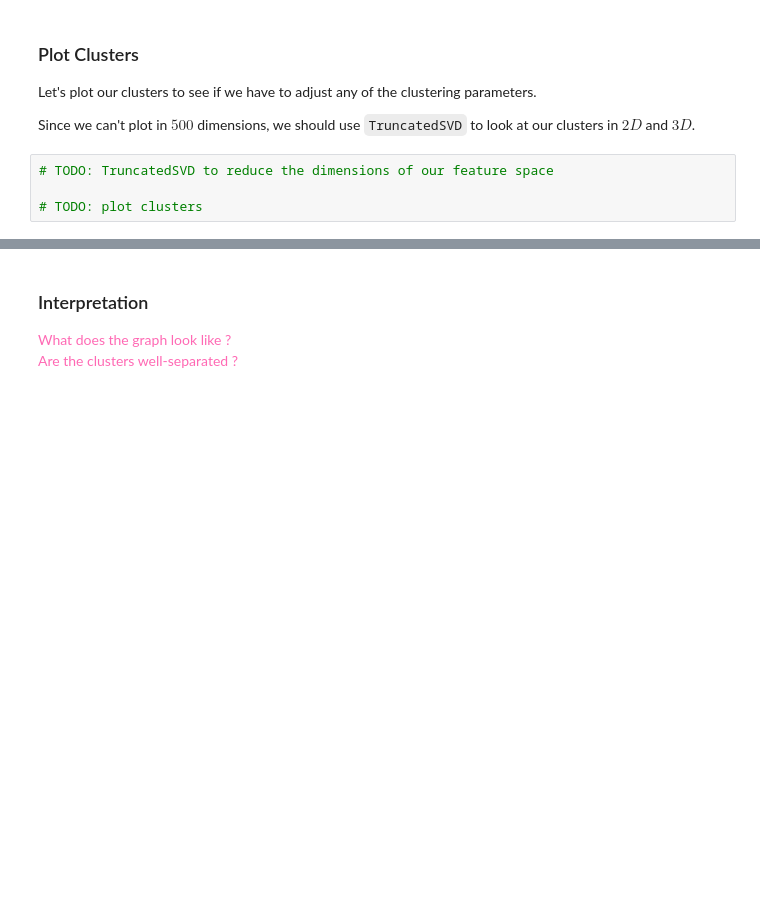
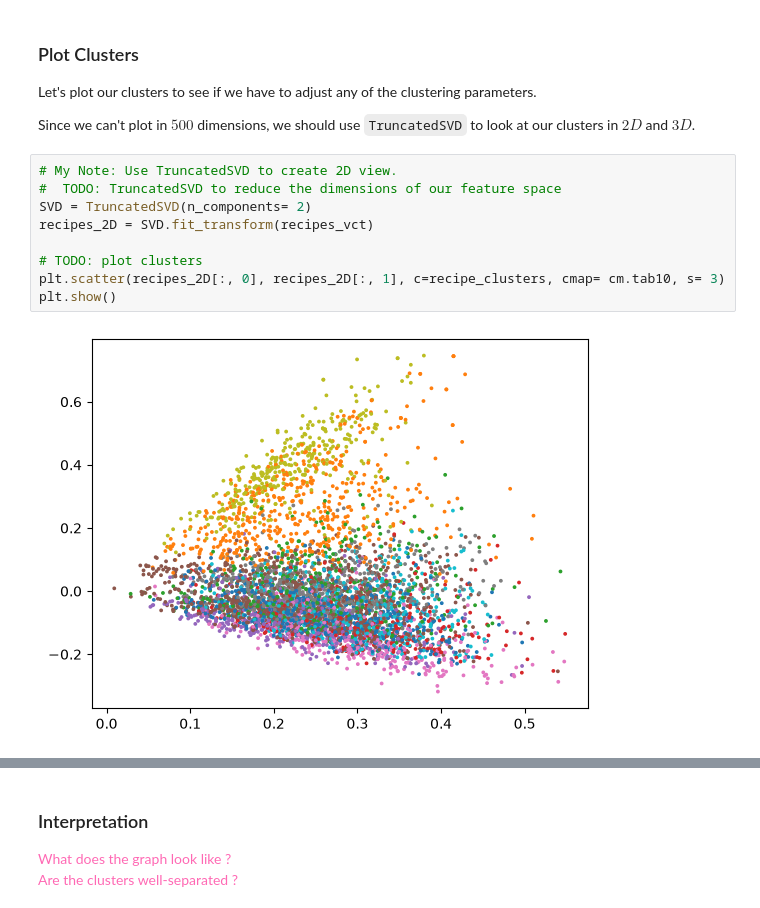
Before and after one commit to AI-and-Machine-Learning-Fall-2026/Homework11, a Jupyter notebook: Homework11.ipynb, the cells around one changed output, grey strips where cells are left out. Drawn from its saved outputs; the diff is of its cells as text; blank space fills up the shorter version.

```diff
--- a/Homework11.ipynb
+++ b/Homework11.ipynb
@@ -230,6 +234,13 @@ Let's plot our clusters to see if we have to adjust any of the clustering parame
 
 Since we can't plot in $500$ dimensions, we should use `TruncatedSVD` to look at our clusters in $2D$ and $3D$.
 # %%
-# TODO: TruncatedSVD to reduce the dimensions of our feature space
+# My Note: Use TruncatedSVD to create 2D view.
+#  TODO: TruncatedSVD to reduce the dimensions of our feature space
+SVD = TruncatedSVD(n_components= 2)
+recipes_2D = SVD.fit_transform(recipes_vct)
 
 # TODO: plot clusters
+plt.scatter(recipes_2D[:, 0], recipes_2D[:, 1], c=recipe_clusters, cmap= cm.tab10, s= 3)
+plt.show()
+# %% [output]
+[figure, added]
```
Also changed, not shown: parts of 10 cells of this notebook, 1 other file.
